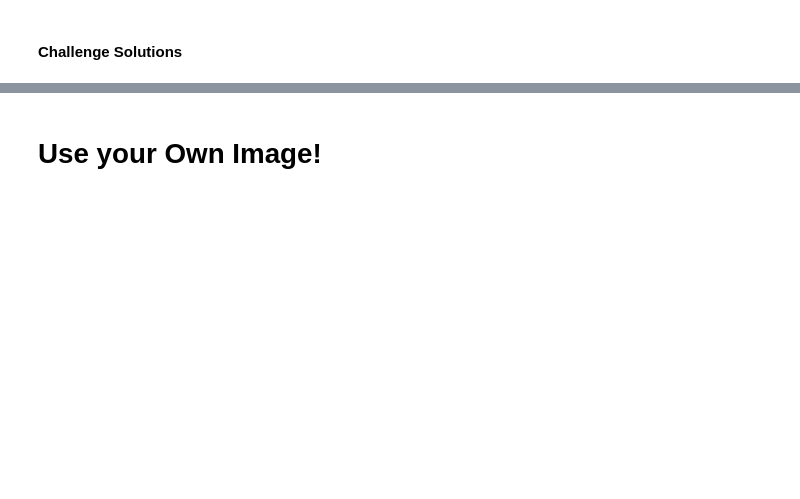
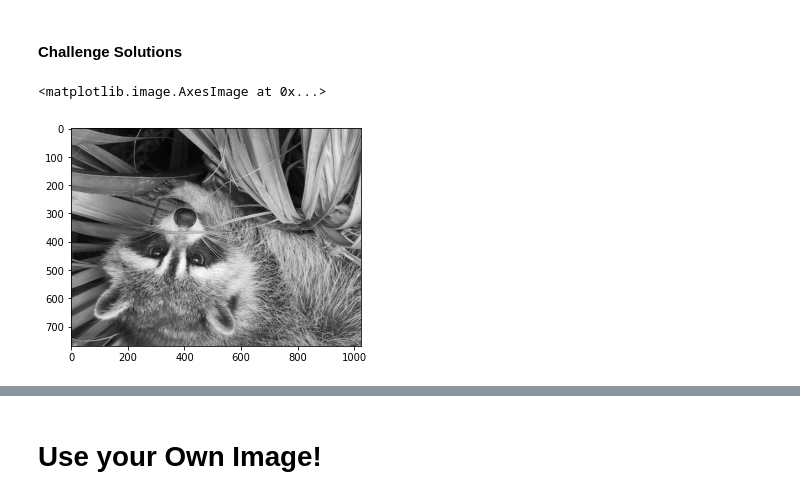
Before and after one commit to zoard-ehmann/100-days-of-python, a Jupyter notebook: Day76/Computation_with_NumPy/Computation_with_NumPy_and_N_Dimensional_Arrays.ipynb, the cells around one changed output, grey strips where cells are left out. Saved outputs shown, nothing was run; the diff lists cells and outputs as text; code cells hidden in the pictures; blank space fills up the shorter version.

```diff
--- a/Day76/Computation_with_NumPy/Computation_with_NumPy_and_N_Dimensional_Arrays.ipynb
+++ b/Day76/Computation_with_NumPy/Computation_with_NumPy_and_N_Dimensional_Arrays.ipynb
@@ -314,3 +360,9 @@ grey_vals = np.array([0.2126, 0.7152, 0.0722])
 <img src=https://i.imgur.com/cfFbuex.png>
 # %% [markdown]
 #### Challenge Solutions
+# %%
+flip_bw_img = np.flip(img_bw)
+plt.imshow(flip_bw_img, cmap='gray')
+# %% [output]
+<matplotlib.image.AxesImage at 0x...>
+[figure, added]
```
Also changed, not shown: parts of 14 cells of this notebook.
